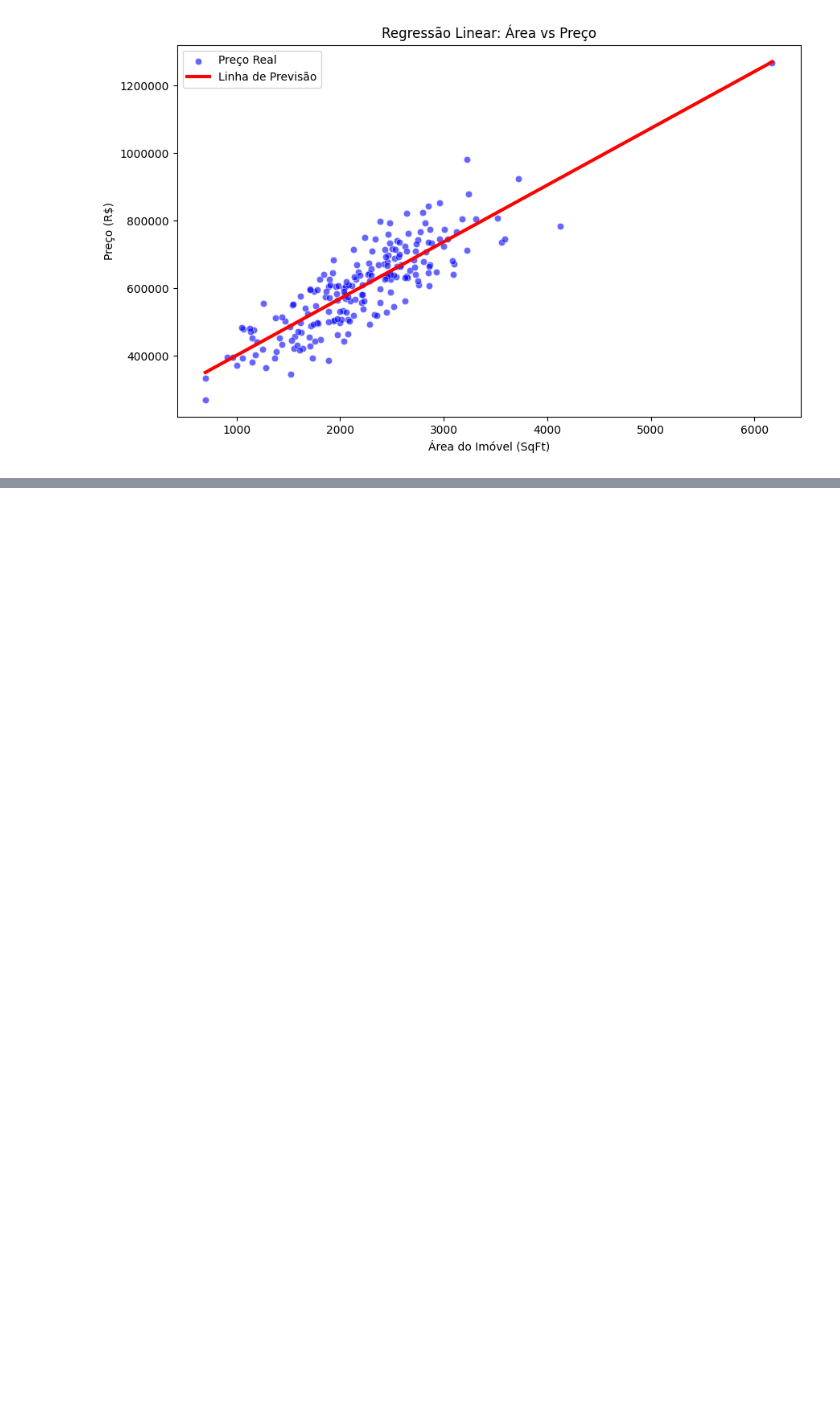
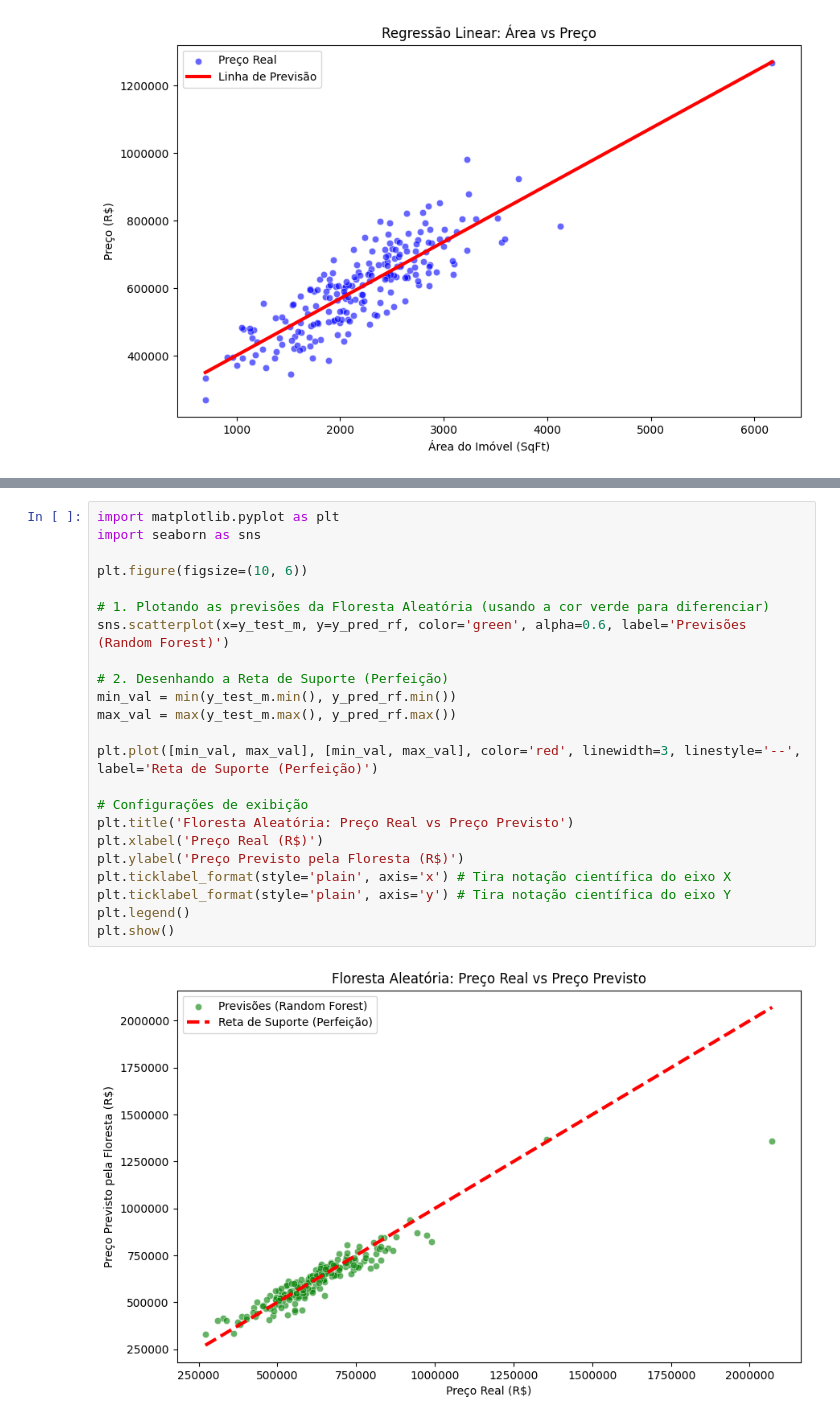
Before and after one commit to e-junior/imobiliary-predictions, a Jupyter notebook: predictions.ipynb, the cells around one changed output, grey strips where cells are left out. Cells and saved outputs as stored; diff of their text form; blank space fills up the shorter version.

```diff
--- a/predictions.ipynb
+++ b/predictions.ipynb
@@ -89,0 +187,25 @@ dataL.head()
+# %%
+import matplotlib.pyplot as plt
+import seaborn as sns
+
+plt.figure(figsize=(10, 6))
+
+# 1. Plotando as previsões da Floresta Aleatória (usando a cor verde para diferenciar)
+sns.scatterplot(x=y_test_m, y=y_pred_rf, color='green', alpha=0.6, label='Previsões (Random Forest)')
+
+# 2. Desenhando a Reta de Suporte (Perfeição)
+min_val = min(y_test_m.min(), y_pred_rf.min())
+max_val = max(y_test_m.max(), y_pred_rf.max())
+
+plt.plot([min_val, max_val], [min_val, max_val], color='red', linewidth=3, linestyle='--', label='Reta de Suporte (Perfeição)')
+
+# Configurações de exibição
+plt.title('Floresta Aleatória: Preço Real vs Preço Previsto')
+plt.xlabel('Preço Real (R$)')
+plt.ylabel('Preço Previsto pela Floresta (R$)')
+plt.ticklabel_format(style='plain', axis='x') # Tira notação científica do eixo X
+plt.ticklabel_format(style='plain', axis='y') # Tira notação científica do eixo Y
+plt.legend()
+plt.show()
+# %% [output]
+[figure, added]
```
Also changed, not shown: parts of 9 cells of this notebook.
